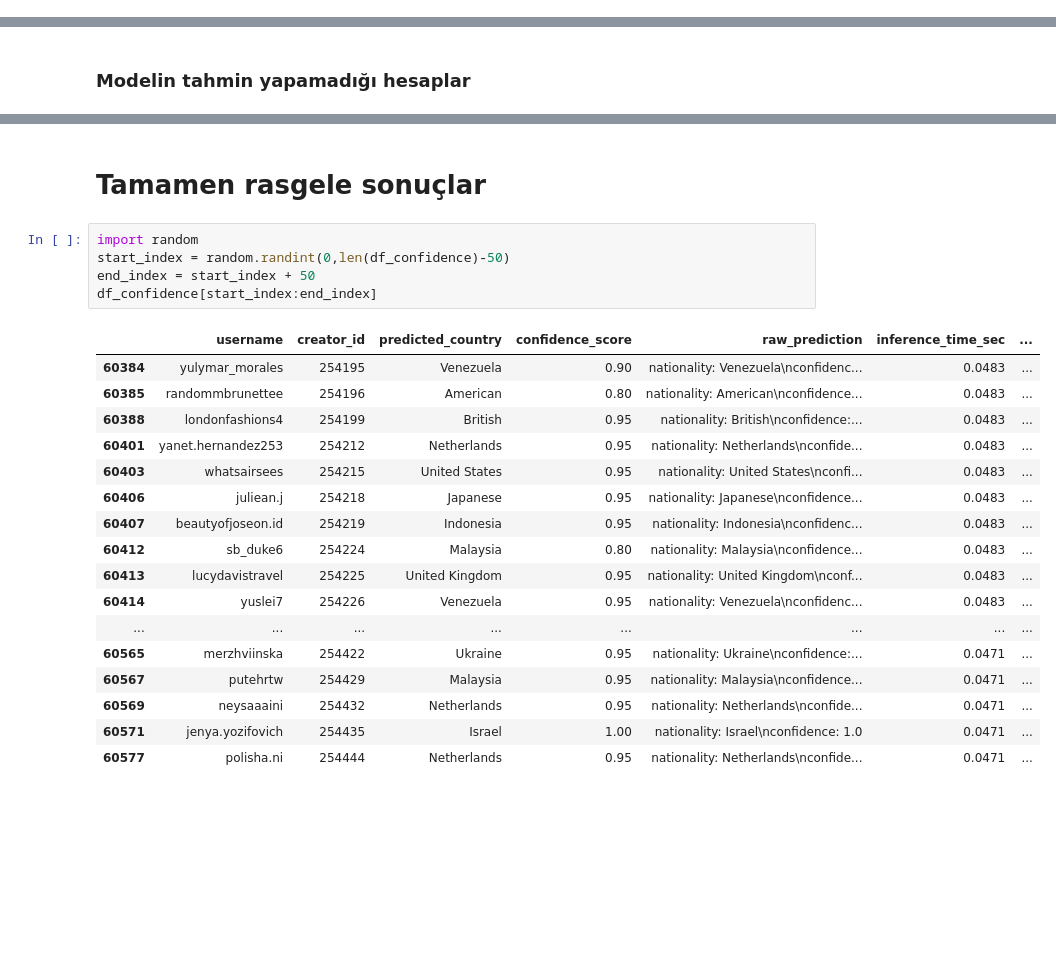
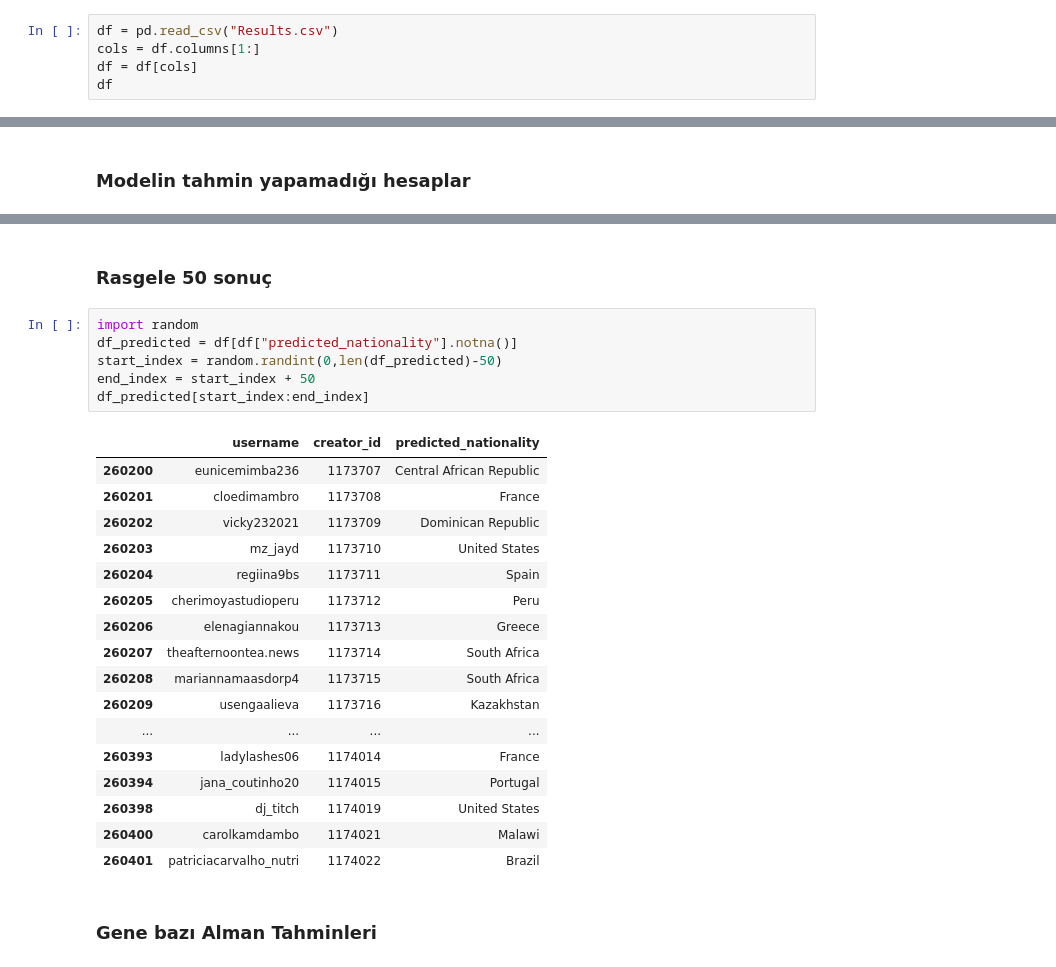
Before and after one commit to huseyinbayoglu/Inference-results, a Jupyter notebook: analyze_results.ipynb, the cells around one changed output, grey strips where cells are left out. Saved outputs shown, nothing was run; the diff lists cells and outputs as text; blank space fills up the shorter version.

```diff
--- a/analyze_results.ipynb
+++ b/analyze_results.ipynb
@@ -31,0 +4,5 @@ df.tail()
+# %%
+df = pd.read_csv("Results.csv")
+cols = df.columns[1:]
+df = df[cols]
+df
@@ -453,25 +288,28 @@ plt.savefig("benchmark_table.png", bbox_inches='tight', dpi=300)
-# %% [markdown]
-# Tamamen rasgele sonuçlar
+# %% [markdown]
+### Rasgele 50 sonuç
 # %%
 import random
-start_index = random.randint(0,len(df_confidence)-50)
+df_predicted = df[df["predicted_nationality"].notna()]
+start_index = random.randint(0,len(df_predicted)-50)
 end_index = start_index + 50
-df_confidence[start_index:end_index]
+df_predicted[start_index:end_index]
 # %% [output]
-|  | username | creator_id | predicted_country | confidence_score | raw_prediction | inference_time_sec | ... |
-| 60384 | yulymar_morales | 254195 | Venezuela | 0.90 | nationality: Venezuela\nconfidenc... | 0.0483 | ... |
-| 60385 | randommbrunettee | 254196 | American | 0.80 | nationality: American\nconfidence... | 0.0483 | ... |
-| 60388 | londonfashions4 | 254199 | British | 0.95 | nationality: British\nconfidence:... | 0.0483 | ... |
-| 60401 | yanet.hernandez253 | 254212 | Netherlands | 0.95 | nationality: Netherlands\nconfide... | 0.0483 | ... |
-| 60403 | whatsairsees | 254215 | United States | 0.95 | nationality: United States\nconfi... | 0.0483 | ... |
-| 60406 | juliean.j | 254218 | Japanese | 0.95 | nationality: Japanese\nconfidence... | 0.0483 | ... |
-| 60407 | beautyofjoseon.id | 254219 | Indonesia | 0.95 | nationality: Indonesia\nconfidenc... | 0.0483 | ... |
-| 60412 | sb_duke6 | 254224 | Malaysia | 0.80 | nationality: Malaysia\nconfidence... | 0.0483 | ... |
-| 60413 | lucydavistravel | 254225 | United Kingdom | 0.95 | nationality: United Kingdom\nconf... | 0.0483 | ... |
-| 60414 | yuslei7 | 254226 | Venezuela | 0.95 | nationality: Venezuela\nconfidenc... | 0.0483 | ... |
-| ... | ... | ... | ... | ... | ... | ... | ... |
-| 60565 | merzhviinska | 254422 | Ukraine | 0.95 | nationality: Ukraine\nconfidence:... | 0.0471 | ... |
-| 60567 | putehrtw | 254429 | Malaysia | 0.95 | nationality: Malaysia\nconfidence... | 0.0471 | ... |
-| 60569 | neysaaaini | 254432 | Netherlands | 0.95 | nationality: Netherlands\nconfide... | 0.0471 | ... |
-| 60571 | jenya.yozifovich | 254435 | Israel | 1.00 | nationality: Israel\nconfidence: 1.0 | 0.0471 | ... |
-| 60577 | polisha.ni | 254444 | Netherlands | 0.95 | nationality: Netherlands\nconfide... | 0.0471 | ... |
+|  | username | creator_id | predicted_nationality |
+| 260200 | eunicemimba236 | 1173707 | Central African Republic |
+| 260201 | cloedimambro | 1173708 | France |
+| 260202 | vicky232021 | 1173709 | Dominican Republic |
+| 260203 | mz_jayd | 1173710 | United States |
+| 260204 | regiina9bs | 1173711 | Spain |
+| 260205 | cherimoyastudioperu | 1173712 | Peru |
+| 260206 | elenagiannakou | 1173713 | Greece |
+| 260207 | theafternoontea.news | 1173714 | South Africa |
+| 260208 | mariannamaasdorp4 | 1173715 | South Africa |
+| 260209 | usengaalieva | 1173716 | Kazakhstan |
+| ... | ... | ... | ... |
+| 260393 | ladylashes06 | 1174014 | France |
+| 260394 | jana_coutinho20 | 1174015 | Portugal |
+| 260398 | dj_titch | 1174019 | United States |
+| 260400 | carolkamdambo | 1174021 | Malawi |
+| 260401 | patriciacarvalho_nutri | 1174022 | Brazil |
+# %% [markdown]
+### Gene bazı Alman Tahminleri
```
Also changed, not shown: parts of 49 cells of this notebook.
